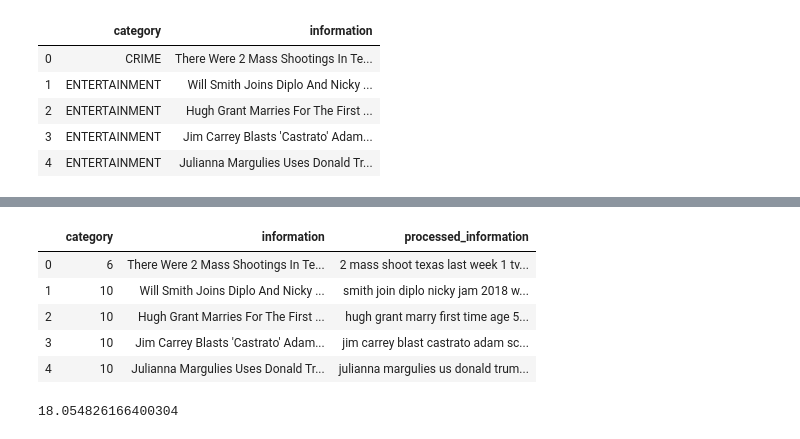
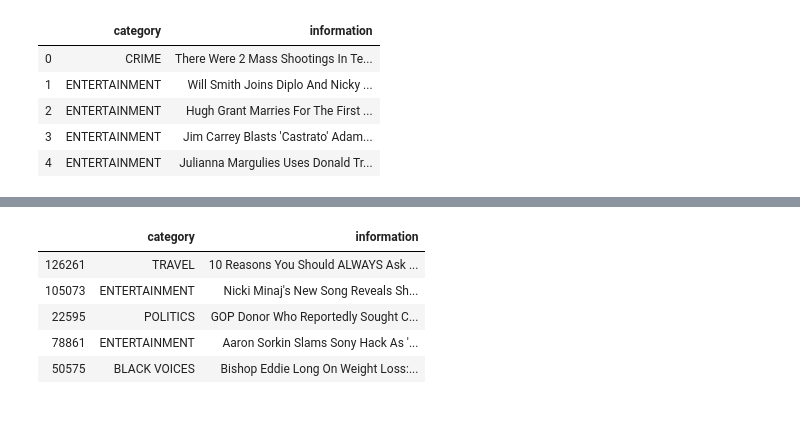
Before and after one commit to HarshaKy/text-classifier, a Jupyter notebook: news-classification.ipynb, the cells around one changed output, grey strips where cells are left out. Cells and saved outputs as stored; diff of their text form; code cells hidden in the pictures.

Commit message:
news category classificaiton for 15 categories

```diff
--- a/news-classification.ipynb
+++ b/news-classification.ipynb
@@ -63,10 +63,3 @@ df.head()
 | 2 | ENTERTAINMENT | Hugh Grant Marries For The First ... |
 | 3 | ENTERTAINMENT | Jim Carrey Blasts 'Castrato' Adam... |
 | 4 | ENTERTAINMENT | Julianna Margulies Uses Donald Tr... |
-# %%
-from sklearn.preprocessing import LabelEncoder
-
-le = LabelEncoder()
-df['category'] = le.fit_transform(df['category'])
-
-df.head()
@@ -80,21 +66,3 @@ df.head()
-# %%
-import re
-import nltk
-# nltk.download('stopwords')
-# nltk.download('wordnet')
-from nltk.stem import WordNetLemmatizer
-from nltk.corpus import stopwords
-
-stop_words = set(stopwords.words("english"))
-lemmatizer = WordNetLemmatizer()
-
-def clean_text(text):
-    text = re.sub(r'[^\w\s]','',text, re.UNICODE)
-    text = text.lower()
-    text = [lemmatizer.lemmatize(token) for token in text.split(" ")]
-    text = [lemmatizer.lemmatize(token, "v") for token in text]
-    text = [word for word in text if not word in stop_words]
-    text = " ".join(text)
-    return text
-
-df['processed_information'] = df.information.apply(lambda x: clean_text(x))
+# %%
+categories = df.groupby('category').size().sort_values(ascending=False)
+categories
@@ -101,13 +87,17 @@ df['processed_information'] = df.information.apply(lambda x: clean_text(x))
+# %%
+from sklearn.model_selection import train_test_split
+
+TOP_N_CATEGORIES = 15
+
+df = df[df.category.apply(lambda x: x in categories.index[:TOP_N_CATEGORIES]) &\
+            (df.information.apply(len) > 0)]
+df_train, df_test = train_test_split(df, test_size=.1, random_state=31)
 # %%
-df.head()
+df_train.head()
 # %% [output]
-|  | category | information | processed_information |
-| 0 | 6 | There Were 2 Mass Shootings In Te... | 2 mass shoot texas last week 1 tv... |
-| 1 | 10 | Will Smith Joins Diplo And Nicky ... | smith join diplo nicky jam 2018 w... |
-| 2 | 10 | Hugh Grant Marries For The First ... | hugh grant marry first time age 5... |
-| 3 | 10 | Jim Carrey Blasts 'Castrato' Adam... | jim carrey blast castrato adam sc... |
-| 4 | 10 | Julianna Margulies Uses Donald Tr... | julianna margulies us donald trum... |
+|  | category | information |
+| 126261 | TRAVEL | 10 Reasons You Should ALWAYS Ask ... |
+| 105073 | ENTERTAINMENT | Nicki Minaj's New Song Reveals Sh... |
+| 22595 | POLITICS | GOP Donor Who Reportedly Sought C... |
+| 78861 | ENTERTAINMENT | Aaron Sorkin Slams Sony Hack As '... |
+| 50575 | BLACK VOICES | Bishop Eddie Long On Weight Loss:... |
-# %%
-df.processed_information.apply(lambda x: len(x.split(" "))).mean()
-# %% [output]
-18.054826166400304
```
Also changed, not shown: parts of 18 cells of this notebook, 2 other files.
